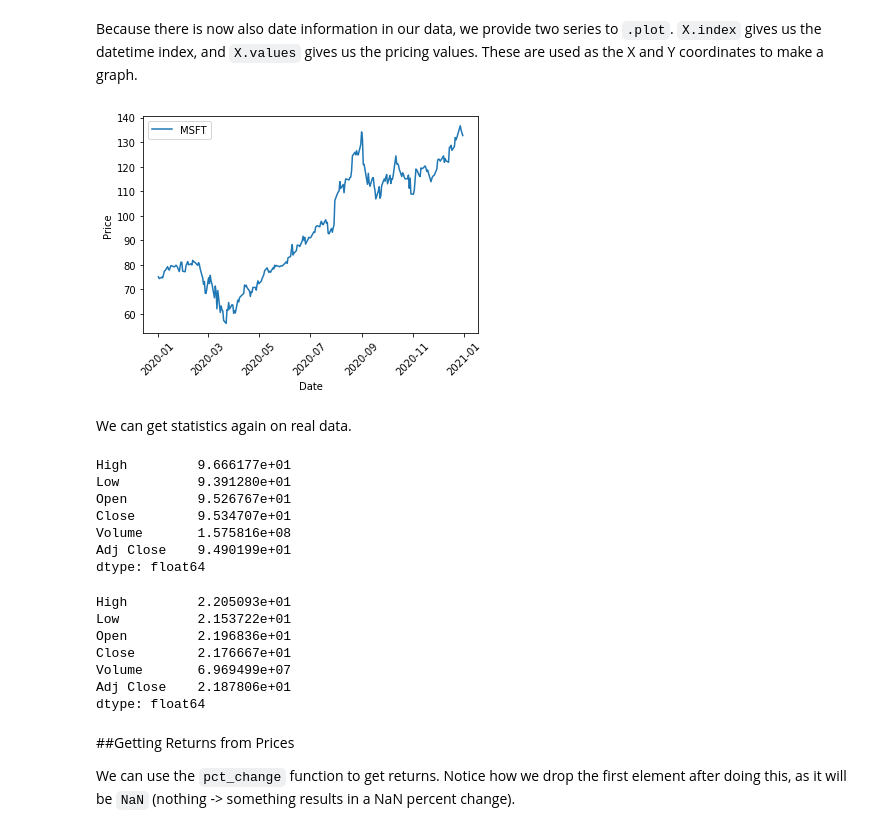
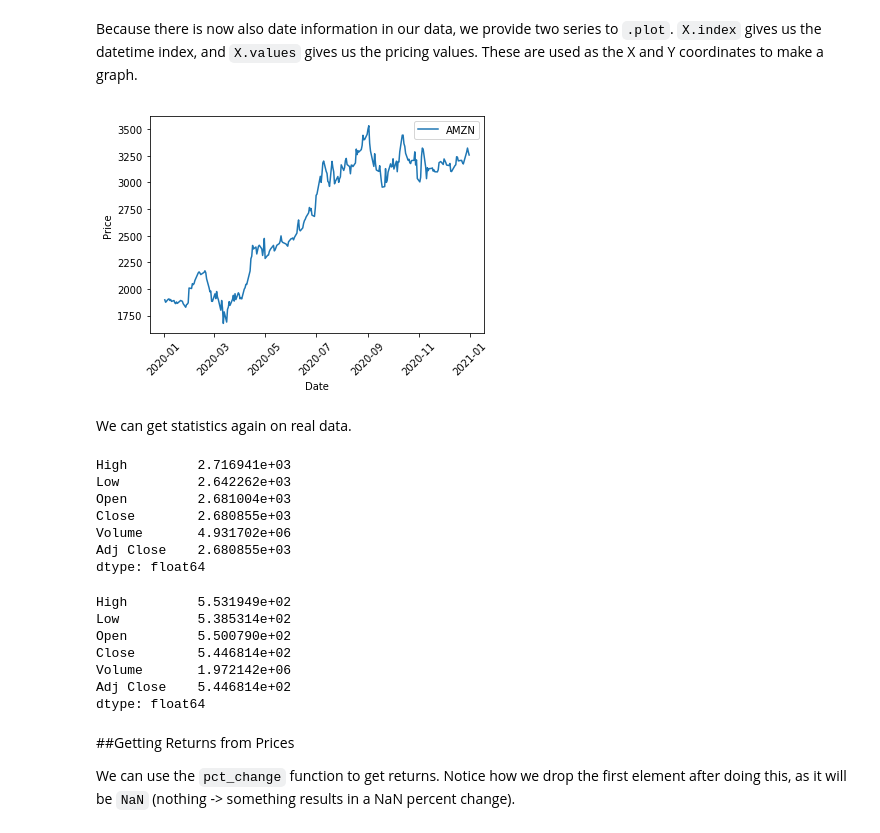
Before and after one commit to jzmendezl/MetNumUN2021I, a Jupyter notebook: Lab1/jzmendezlLecture1.ipynb, the cells around one changed output. Saved outputs shown, nothing was run; the diff lists cells and outputs as text; code cells hidden in the pictures.

```diff
--- a/Lab1/jzmendezlLecture1.ipynb
+++ b/Lab1/jzmendezlLecture1.ipynb
@@ -260,5 +271,5 @@ Randomly sampled data can be great for testing ideas, but let's get some real da
 # Este no Funciona no ejecutar
 #data = get_pricing('MSFT', start_date='2012-1-1', end_date='2015-6-1')
 # %%
-data = pdr.get_data_yahoo('AAPL', start=datetime.datetime(2020,1,01),
+data = pdr.get_data_yahoo('AMZN', start=datetime.datetime(2020,1,01),
                          end=datetime.datetime(2021,1,01))
@@ -302,15 +336,15 @@ Because there is now also date information in our data, we provide two series to
 # %%
 #Primero tenemos que corregir un error con la siguiente linea de codigo, la explicacionla encuentran en el enlace
 #https://github.com/facebook/prophet/issues/999
 pd.plotting.register_matplotlib_converters()
 
 plt.plot(P.index, P.values)
 plt.ylabel('Price')
 plt.xlabel('Date')
 plt.xticks(rotation = 45)
-plt.legend(['MSFT']);
+plt.legend(['AMZN']);
 # %% [output]
-[figure, old version]
+[figure, new version]
 # %% [markdown]
 We can get statistics again on real data.
 # %%
@@ -318,24 +352,24 @@ We can get statistics again on real data.
 # %%
 np.mean(data)
 # %% [output]
-High         9.666177e+01
-Low          9.391280e+01
-Open         9.526767e+01
-Close        9.534707e+01
-Volume       1.575816e+08
-Adj Close    9.490199e+01
+High         2.716941e+03
+Low          2.642262e+03
+Open         2.681004e+03
+Close        2.680855e+03
+Volume       4.931702e+06
+Adj Close    2.680855e+03
 dtype: float64
 # %%
 #np.std(X)
 # %%
 np.std(data)
 # %% [output]
-High         2.205093e+01
-Low          2.153722e+01
-Open         2.196836e+01
-Close        2.176667e+01
-Volume       6.969499e+07
-Adj Close    2.187806e+01
+High         5.531949e+02
+Low          5.385314e+02
+Open         5.500790e+02
+Close        5.446814e+02
+Volume       1.972142e+06
+Adj Close    5.446814e+02
 dtype: float64
 # %% [markdown]
 ##Getting Returns from Prices
```
Also changed, not shown: parts of 29 cells of this notebook, 12 other files.
